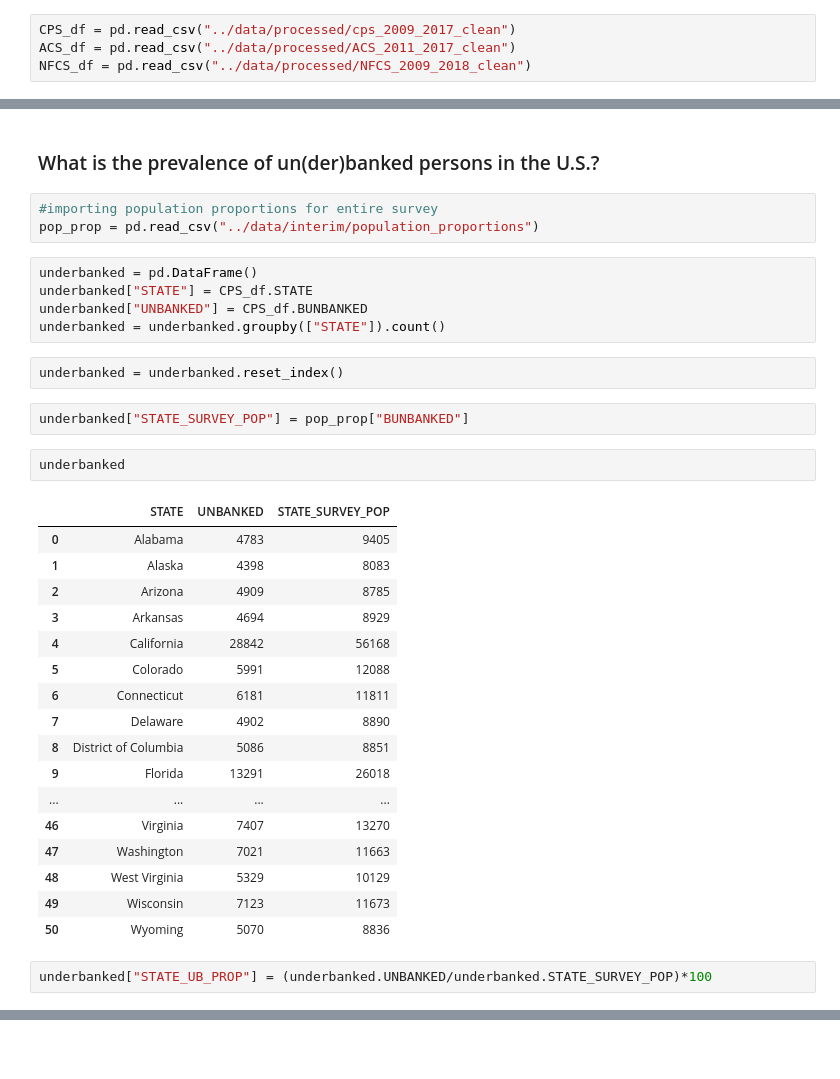
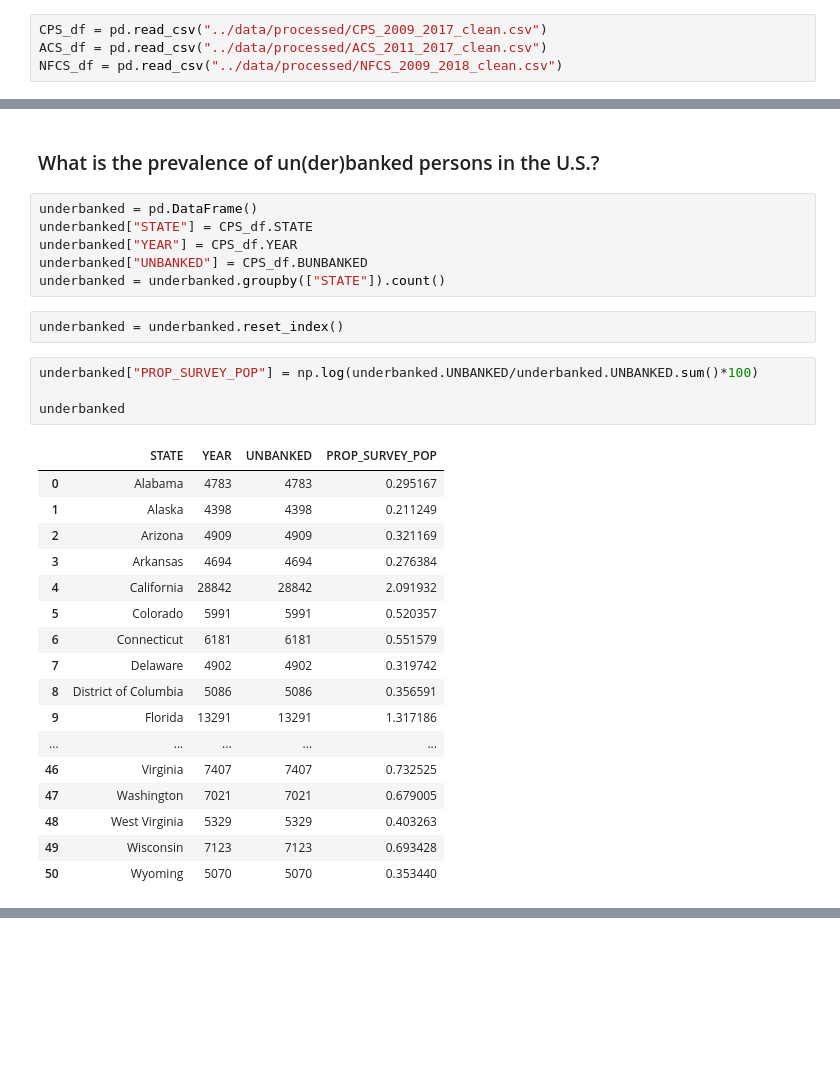
Before and after one commit to Neji128/An-Exploration-of-the-Unbanked-in-the-US, a Jupyter notebook: notebooks/EDA.ipynb, the cells around one changed output, grey strips where cells are left out. Saved outputs shown, nothing was run; the diff lists cells and outputs as text; blank space fills up the shorter version.

```diff
--- a/notebooks/EDA.ipynb
+++ b/notebooks/EDA.ipynb
@@ -6,9 +7,9 @@ import matplotlib.style
 plt.style.use('fivethirtyeight')
 import folium
 # %%
-CPS_df = pd.read_csv("../data/processed/cps_2009_2017_clean")
-ACS_df = pd.read_csv("../data/processed/ACS_2011_2017_clean")
-NFCS_df = pd.read_csv("../data/processed/NFCS_2009_2018_clean")
+CPS_df = pd.read_csv("../data/processed/CPS_2009_2017_clean.csv")
+ACS_df = pd.read_csv("../data/processed/ACS_2011_2017_clean.csv")
+NFCS_df = pd.read_csv("../data/processed/NFCS_2009_2018_clean.csv")
 # %% [markdown]
 #### CPS Missingness
 ![image.png](attachment:image.png)
@@ -105,37 +106,33 @@ array([125,   0,  97,  73, 117,   3,  81,  15,  55,  20,  27,  13,   5,
        313, 197, 227, 171, 453, 439, 355, 339, 367, 257, 451], dtype=int64)
 # %% [markdown]
 ### What is the prevalence of un(der)banked persons in the U.S.?
-# %%
-#importing population proportions for entire survey
-pop_prop = pd.read_csv("../data/interim/population_proportions")
 # %%
 underbanked = pd.DataFrame()
 underbanked["STATE"] = CPS_df.STATE
+underbanked["YEAR"] = CPS_df.YEAR
 underbanked["UNBANKED"] = CPS_df.BUNBANKED
 underbanked = underbanked.groupby(["STATE"]).count()
 # %%
 underbanked = underbanked.reset_index()
-# %%
-underbanked["STATE_SURVEY_POP"] = pop_prop["BUNBANKED"]
-# %%
-underbanked
-# %% [output]
-|  | STATE | UNBANKED | STATE_SURVEY_POP |
-| 0 | Alabama | 4783 | 9405 |
-| 1 | Alaska | 4398 | 8083 |
-| 2 | Arizona | 4909 | 8785 |
-| 3 | Arkansas | 4694 | 8929 |
-| 4 | California | 28842 | 56168 |
-| 5 | Colorado | 5991 | 12088 |
-| 6 | Connecticut | 6181 | 11811 |
-| 7 | Delaware | 4902 | 8890 |
-| 8 | District of Columbia | 5086 | 8851 |
-| 9 | Florida | 13291 | 26018 |
-| ... | ... | ... | ... |
-| 46 | Virginia | 7407 | 13270 |
-| 47 | Washington | 7021 | 11663 |
-| 48 | West Virginia | 5329 | 10129 |
-| 49 | Wisconsin | 7123 | 11673 |
-| 50 | Wyoming | 5070 | 8836 |
 # %%
-underbanked["STATE_UB_PROP"] = (underbanked.UNBANKED/underbanked.STATE_SURVEY_POP)*100
+underbanked["PROP_SURVEY_POP"] = np.log(underbanked.UNBANKED/underbanked.UNBANKED.sum()*100)
+
+underbanked
+# %% [output]
+|  | STATE | YEAR | UNBANKED | PROP_SURVEY_POP |
+| 0 | Alabama | 4783 | 4783 | 0.295167 |
+| 1 | Alaska | 4398 | 4398 | 0.211249 |
+| 2 | Arizona | 4909 | 4909 | 0.321169 |
+| 3 | Arkansas | 4694 | 4694 | 0.276384 |
+| 4 | California | 28842 | 28842 | 2.091932 |
+| 5 | Colorado | 5991 | 5991 | 0.520357 |
+| 6 | Connecticut | 6181 | 6181 | 0.551579 |
+| 7 | Delaware | 4902 | 4902 | 0.319742 |
+| 8 | District of Columbia | 5086 | 5086 | 0.356591 |
+| 9 | Florida | 13291 | 13291 | 1.317186 |
+| ... | ... | ... | ... | ... |
+| 46 | Virginia | 7407 | 7407 | 0.732525 |
+| 47 | Washington | 7021 | 7021 | 0.679005 |
+| 48 | West Virginia | 5329 | 5329 | 0.403263 |
+| 49 | Wisconsin | 7123 | 7123 | 0.693428 |
+| 50 | Wyoming | 5070 | 5070 | 0.353440 |
```
Also changed, not shown: parts of 8 cells of this notebook, 31 other files.
